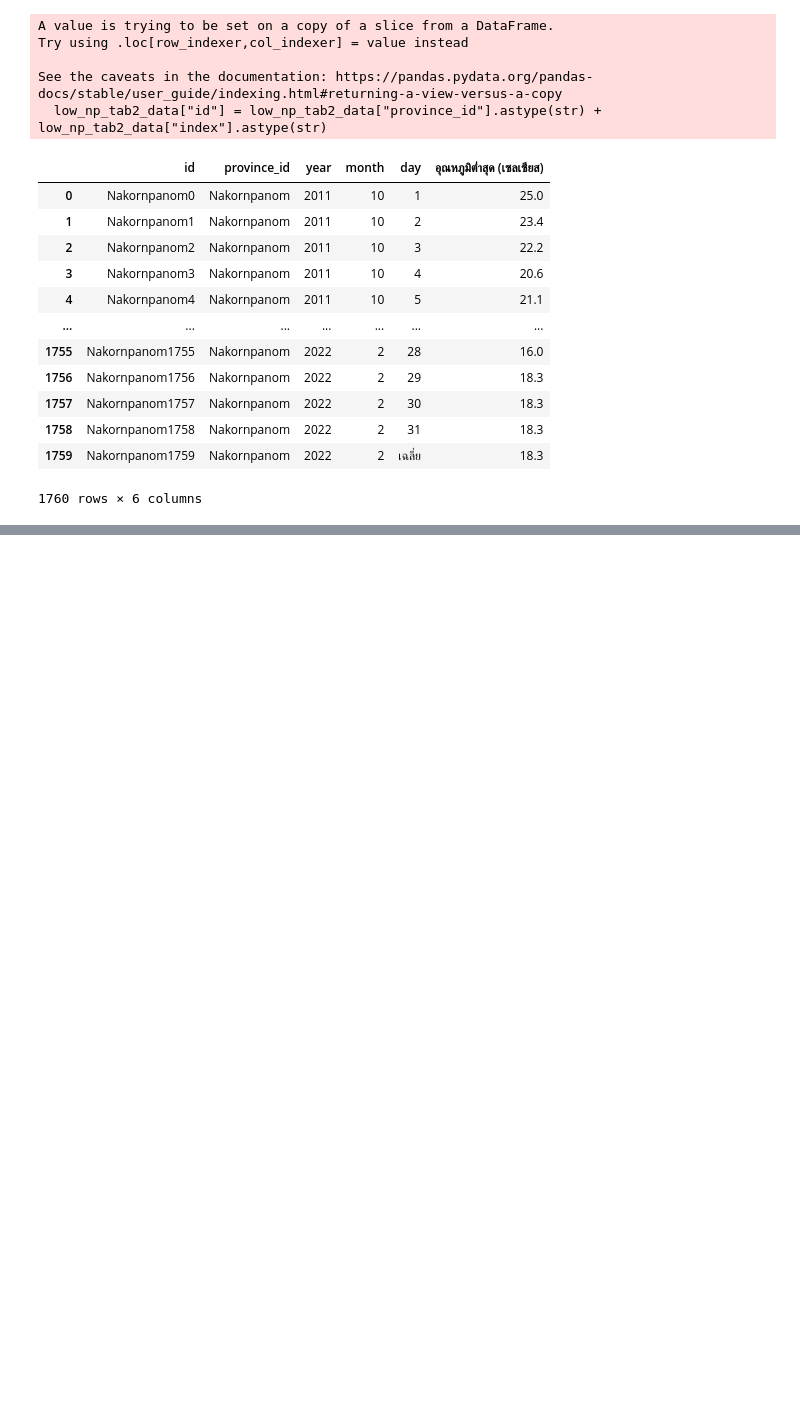
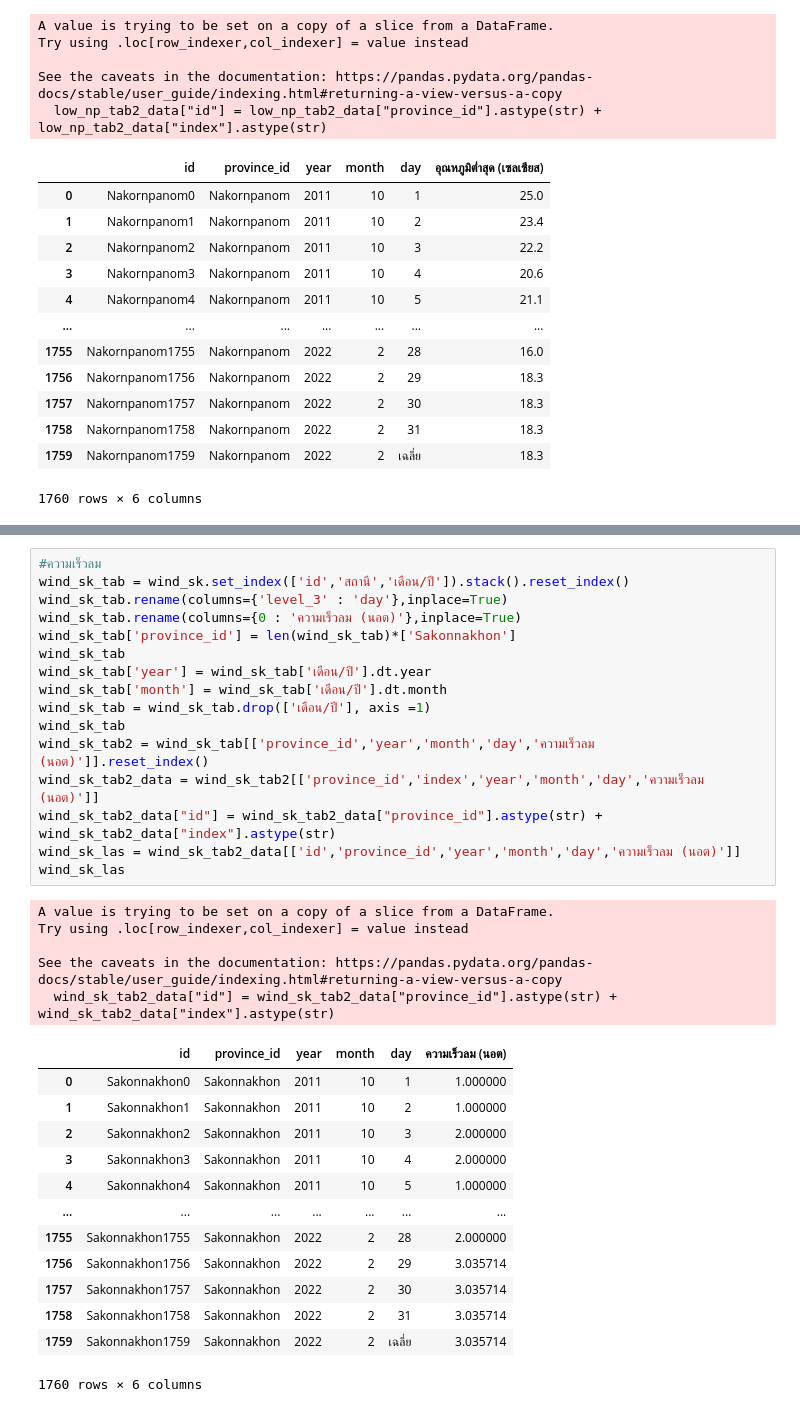
Before and after one commit to Aingon14/BSC_DPDM23, a Jupyter notebook: midterm_bscdpdm23.ipynb, the cells around one changed output, grey strips where cells are left out. Drawn from its saved outputs; the diff is of its cells as text; blank space fills up the shorter version.

```diff
--- a/midterm_bscdpdm23.ipynb
+++ b/midterm_bscdpdm23.ipynb
@@ -2397,0 +2470,35 @@ See the caveats in the documentation: https://pandas.pydata.org/pandas-docs/stab
+# %%
+#ความเร็วลม
+wind_sk_tab = wind_sk.set_index(['id','สถานี','เดือน/ปี']).stack().reset_index()
+wind_sk_tab.rename(columns={'level_3' : 'day'},inplace=True)
+wind_sk_tab.rename(columns={0 : 'ความเร็วลม (นอต)'},inplace=True)
+wind_sk_tab['province_id'] = len(wind_sk_tab)*['Sakonnakhon']
+wind_sk_tab
+wind_sk_tab['year'] = wind_sk_tab['เดือน/ปี'].dt.year
+wind_sk_tab['month'] = wind_sk_tab['เดือน/ปี'].dt.month
+wind_sk_tab = wind_sk_tab.drop(['เดือน/ปี'], axis =1)
+wind_sk_tab
+wind_sk_tab2 = wind_sk_tab[['province_id','year','month','day','ความเร็วลม (นอต)']].reset_index()
+wind_sk_tab2_data = wind_sk_tab2[['province_id','index','year','month','day','ความเร็วลม (นอต)']]
+wind_sk_tab2_data["id"] = wind_sk_tab2_data["province_id"].astype(str) + wind_sk_tab2_data["index"].astype(str)
+wind_sk_las = wind_sk_tab2_data[['id','province_id','year','month','day','ความเร็วลม (นอต)']]
+wind_sk_las
+# %% [output]
+A value is trying to be set on a copy of a slice from a DataFrame.
+Try using .loc[row_indexer,col_indexer] = value instead
+
+See the caveats in the documentation: https://pandas.pydata.org/pandas-docs/stable/user_guide/indexing.html#returning-a-view-versus-a-copy
+  wind_sk_tab2_data["id"] = wind_sk_tab2_data["province_id"].astype(str) + wind_sk_tab2_data["index"].astype(str)
+|  | id | province_id | year | month | day | ความเร็วลม (นอต) |
+| 0 | Sakonnakhon0 | Sakonnakhon | 2011 | 10 | 1 | 1.000000 |
+| 1 | Sakonnakhon1 | Sakonnakhon | 2011 | 10 | 2 | 1.000000 |
+| 2 | Sakonnakhon2 | Sakonnakhon | 2011 | 10 | 3 | 2.000000 |
+| 3 | Sakonnakhon3 | Sakonnakhon | 2011 | 10 | 4 | 2.000000 |
+| 4 | Sakonnakhon4 | Sakonnakhon | 2011 | 10 | 5 | 1.000000 |
+| ... | ... | ... | ... | ... | ... | ... |
+| 1755 | Sakonnakhon1755 | Sakonnakhon | 2022 | 2 | 28 | 2.000000 |
+| 1756 | Sakonnakhon1756 | Sakonnakhon | 2022 | 2 | 29 | 3.035714 |
+| 1757 | Sakonnakhon1757 | Sakonnakhon | 2022 | 2 | 30 | 3.035714 |
+| 1758 | Sakonnakhon1758 | Sakonnakhon | 2022 | 2 | 31 | 3.035714 |
+| 1759 | Sakonnakhon1759 | Sakonnakhon | 2022 | 2 | เฉลี่ย | 3.035714 |
+1760 rows × 6 columns
```
Also changed, not shown: parts of 18 cells of this notebook.
